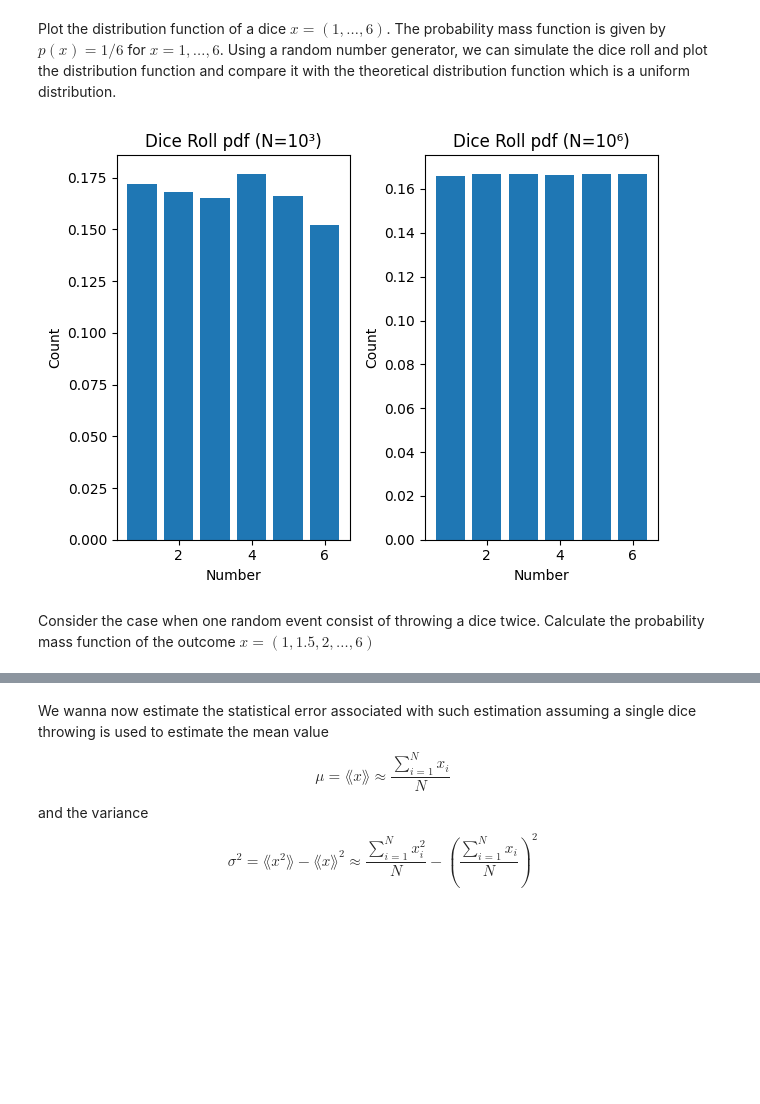
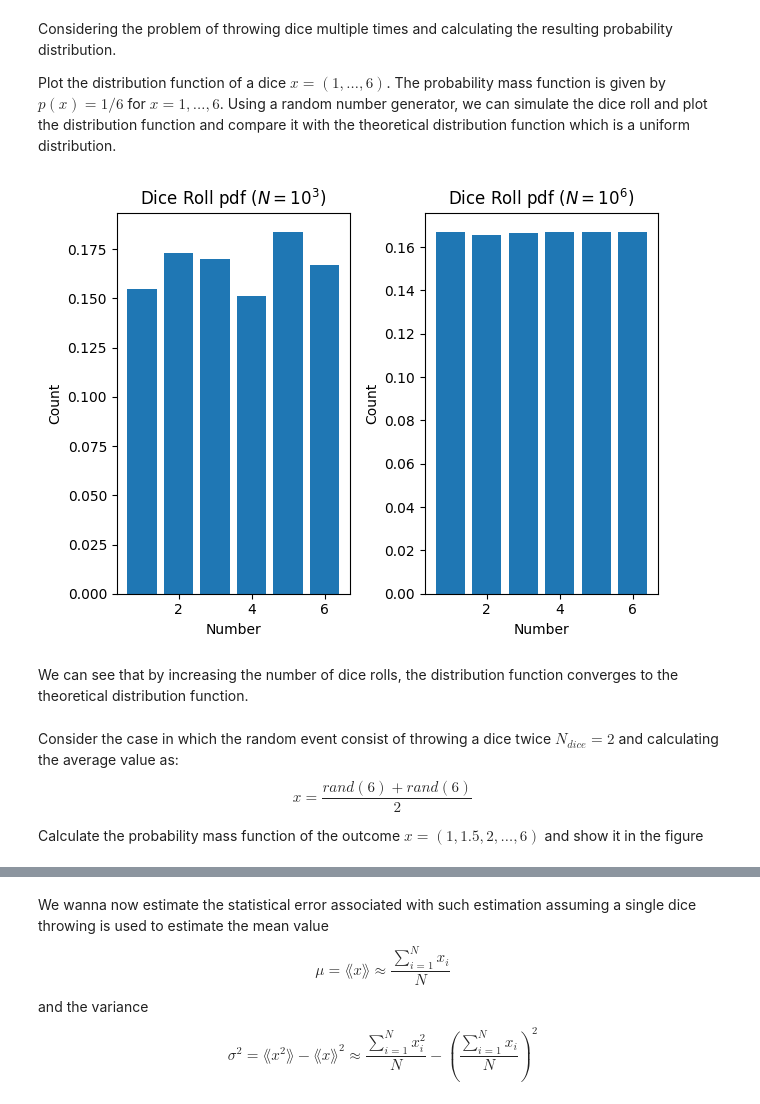
Before and after one commit to giacomocalabria/Stochastic-Methods-UPC, a Jupyter notebook: W1/Untitled-1.ipynb, the cells around one changed output, grey strips where cells are left out. Drawn from its saved outputs; the diff is of its cells as text; code cells hidden in the pictures; blank space fills up the shorter version.

```diff
--- a/W1/Untitled-1.ipynb
+++ b/W1/Untitled-1.ipynb
@@ -1,49 +1,55 @@
 # %% [markdown]
+Considering the problem of throwing dice multiple times and calculating the resulting probability distribution.
+
 Plot the distribution function of a dice $x=(1,\dots,6)$. The probability mass function is given by $p(x)=1/6$ for $x=1,\dots,6$. Using a random number generator, we can simulate the dice roll and plot the distribution function and compare it with the theoretical distribution function which is a uniform distribution.
 # %%
 import random
 import matplotlib.pyplot as plt
 import numpy as np
 
-N = 1000 # Number of random numbers to generate
+Niter = 1000 # Number of random numbers to generate
 
 # Generate N random numbers from 1 to 6
-dice_rolls = [random.randint(1, 6) for _ in range(N)]
+dice_rolls = [random.randint(1, 6) for _ in range(Niter)]
 
 # Count the occurrences of each number
 counts = [dice_rolls.count(i) for i in range(1, 7)]
 
-counts = np.array(counts)/N
+counts = np.array(counts)/Niter
 
 # Plot the results
 plt.subplot(1, 2, 1)
 plt.bar(range(1, 7), counts)
-plt.xlabel('Number')
-plt.ylabel('Count')
-plt.title('Dice Roll pdf (N=10³)')
+plt.xlabel(r'Number')
+plt.ylabel(r'Count')
+plt.title(r'Dice Roll pdf $(N=10^3)$')
 
-N = 1000000
+Niter = 1000000
 
 # Generate N random numbers from 1 to 6
-dice_rolls = [random.randint(1, 6) for _ in range(N)]
+dice_rolls = [random.randint(1, 6) for _ in range(Niter)]
 
 # Count the occurrences of each number
 counts = [dice_rolls.count(i) for i in range(1, 7)]
 
-counts = np.array(counts)/N
+counts = np.array(counts)/Niter
 
 # Plot the results
 plt.subplot(1, 2, 2)
 plt.bar(range(1, 7), counts)
-plt.xlabel('Number')
-plt.ylabel('Count')
-plt.title('Dice Roll pdf (N=10⁶)')
+plt.xlabel(r'Number')
+plt.ylabel(r'Count')
+plt.title(r'Dice Roll pdf $(N=10^6)$')
 
 
 plt.tight_layout()
 plt.show()
 # %% [output]
-[figure, old version]
+[figure, new version]
+# %% [markdown]
+We can see that by increasing the number of dice rolls, the distribution function converges to the theoretical distribution function.
 # %% [markdown]
-Consider the case when one random event consist of throwing a dice twice. Calculate the probability mass function of the outcome $x=(1,1.5,2,\dots,6)$
+Consider the case in which the random event consist of throwing a dice twice $N_{dice}=2$ and calculating the average value as: $$x=\frac{rand(6)+rand(6)}{2}$$
+
+Calculate the probability mass function of the outcome $x=(1,1.5,2,\dots,6)$ and show it in the figure
 # %%
```
Also changed, not shown: parts of 4 cells of this notebook, 3 other files.
